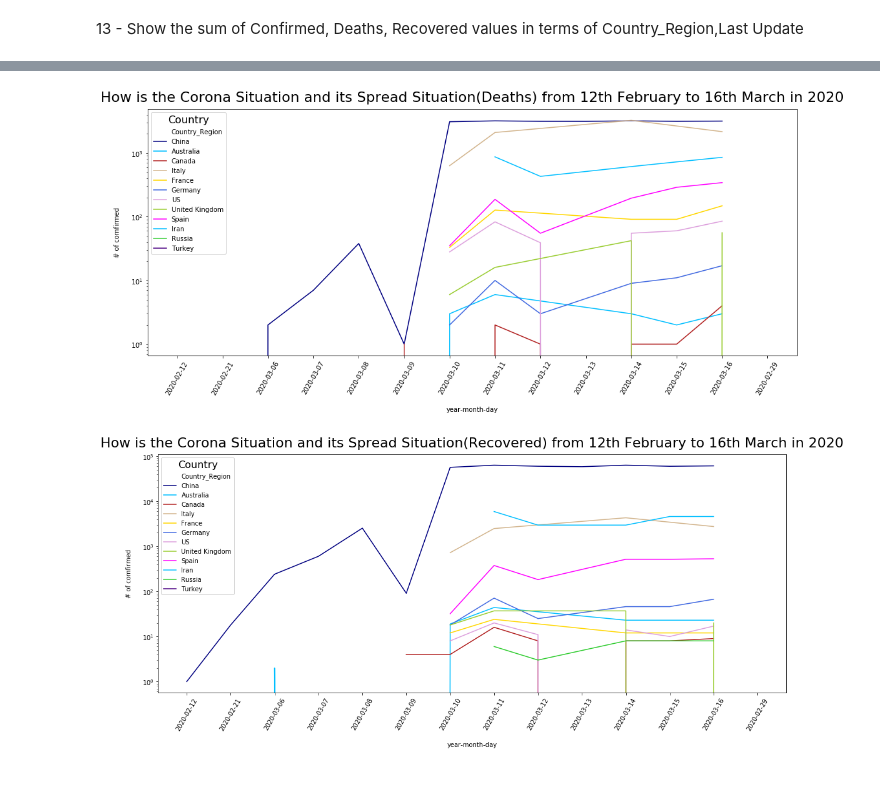
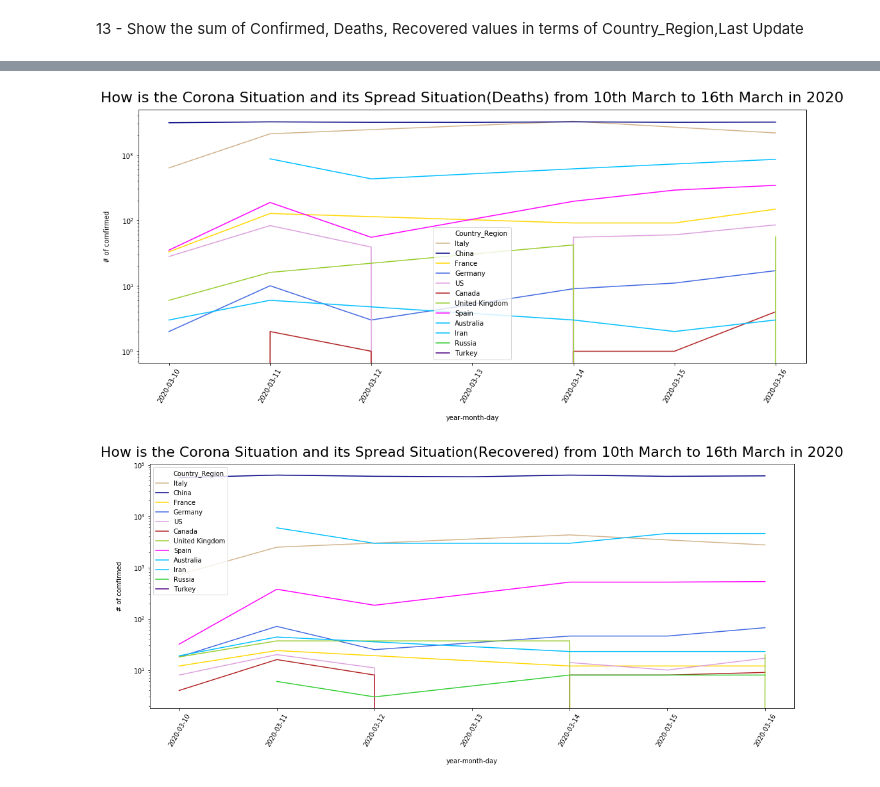
Before and after one commit to Rapter1990/Corona-Virus-Analysis, a Jupyter notebook: corona_virus_daily_analysis.ipynb, the cells around one changed output, grey strips where cells are left out. Cells and saved outputs as stored; diff of their text form; code cells hidden in the pictures.

```diff
--- a/corona_virus_daily_analysis.ipynb
+++ b/corona_virus_daily_analysis.ipynb
@@ -173,4 +173,4 @@ corona_data_week_df[corona_data_week_df["Country_Region"] == "Turkey"]
 # %% [markdown]
 13 - Show the sum of Confirmed, Deaths, Recovered values in terms of Country_Region,Last Update
 # %%
-corona_data_week_df.groupby(['Country_Region','Last Update']).sum().sort_values(by=['Last Update'], ascending=True)
+corona_data_week_df = corona_data_week_df.groupby(['Country_Region','Last Update']).sum().sort_values(by=['Last Update'], ascending=True)
@@ -197 +177,7 @@ corona_data_week_df.groupby(['Country_Region','Last Update']).sum().sort_values(
+# %%
+corona_data_week_df = corona_data_week_df.reset_index()
+# %%
+corona_data_week_df['Last Update'] = pd.to_datetime(corona_data_week_df['Last Update'])
+# %%
+corona_data_week_df = corona_data_week_df[(corona_data_week_df['Last Update'] >= '2020-03-10')]
 # %% [markdown]
@@ -228,7 +213,5 @@ plt.xticks(rotation=60);
 # %%
 plt.figure(figsize=(18,7))
-
-corona_data_week_df_count_df = corona_data_week_df.groupby(['Country_Region','Last Update']).sum().sort_values(by=['Last Update'], ascending=True).reset_index()
 
 my_palette = {'China':'navy',
               'Australia':'deepskyblue',
@@ -244,42 +227,42 @@ my_palette = {'China':'navy',
               'Turkey':'indigo'
              }
 
-ax = sns.lineplot(data = corona_data_week_df_count_df, x='Last Update', y='Deaths', hue='Country_Region' , palette= my_palette)
-plt.title('How is the Corona Situation and its Spread Situation(Deaths) from 12th February to 16th March in 2020', fontsize=22, y=1.015)
+ax = sns.lineplot(data = corona_data_week_df, x='Last Update', y='Deaths', hue='Country_Region' , palette= my_palette)
+plt.title('How is the Corona Situation and its Spread Situation(Deaths) from 10th March to 16th March in 2020', fontsize=22, y=1.015)
 plt.xlabel('year-month-day', labelpad=16)
 plt.ylabel('# of comfirmed', labelpad=16)
 leg = ax.legend()
 ax.set_yscale('log')
-leg.set_title('Country',prop={'size':16})
 plt.xticks(rotation=60);
+plt.savefig('16-03-2020/image2.png')
+plt.savefig('16-03-2020/image2.pdf')
 # %% [output]
-[figure, old version]
+[figure, new version]
 # %%
 plt.figure(figsize=(18,7))
-
-corona_data_week_df_count_df = corona_data_week_df.groupby(['Country_Region','Last Update']).sum().sort_values(by=['Last Update'], ascending=True).reset_index()
 
 my_palette = {'China':'navy',
               'Australia':'deepskyblue',
               'Canada':'firebrick',
               'Italy':'tan',
               'France':'gold',
               'Germany':'royalblue',
               'US':'plum',
               'United Kingdom':'yellowgreen',
               'Spain':'fuchsia',
               'Iran':'deepskyblue',
               'Russia':'limegreen',
               'Turkey':'indigo'
              }
 
-ax = sns.lineplot(data = corona_data_week_df_count_df, x='Last Update', y='Recovered', hue='Country_Region', palette= my_palette)
-plt.title('How is the Corona Situation and its Spread Situation(Recovered) from 12th February to 16th March in 2020', fontsize=22, y=1.015)
+ax = sns.lineplot(data = corona_data_week_df, x='Last Update', y='Recovered', hue='Country_Region', palette= my_palette)
+plt.title('How is the Corona Situation and its Spread Situation(Recovered) from 10th March to 16th March in 2020', fontsize=22, y=1.015)
 plt.xlabel('year-month-day', labelpad=16)
 plt.ylabel('# of comfirmed', labelpad=16)
 leg = ax.legend()
 ax.set_yscale('log')
-leg.set_title('Country',prop={'size':16})
 plt.xticks(rotation=60);
+plt.savefig('16-03-2020/image3.png')
+plt.savefig('16-03-2020/image3.pdf')
 # %% [output]
-[figure, old version]
+[figure, new version]
```
Also changed, not shown: parts of 6 cells of this notebook, 6 other files.
